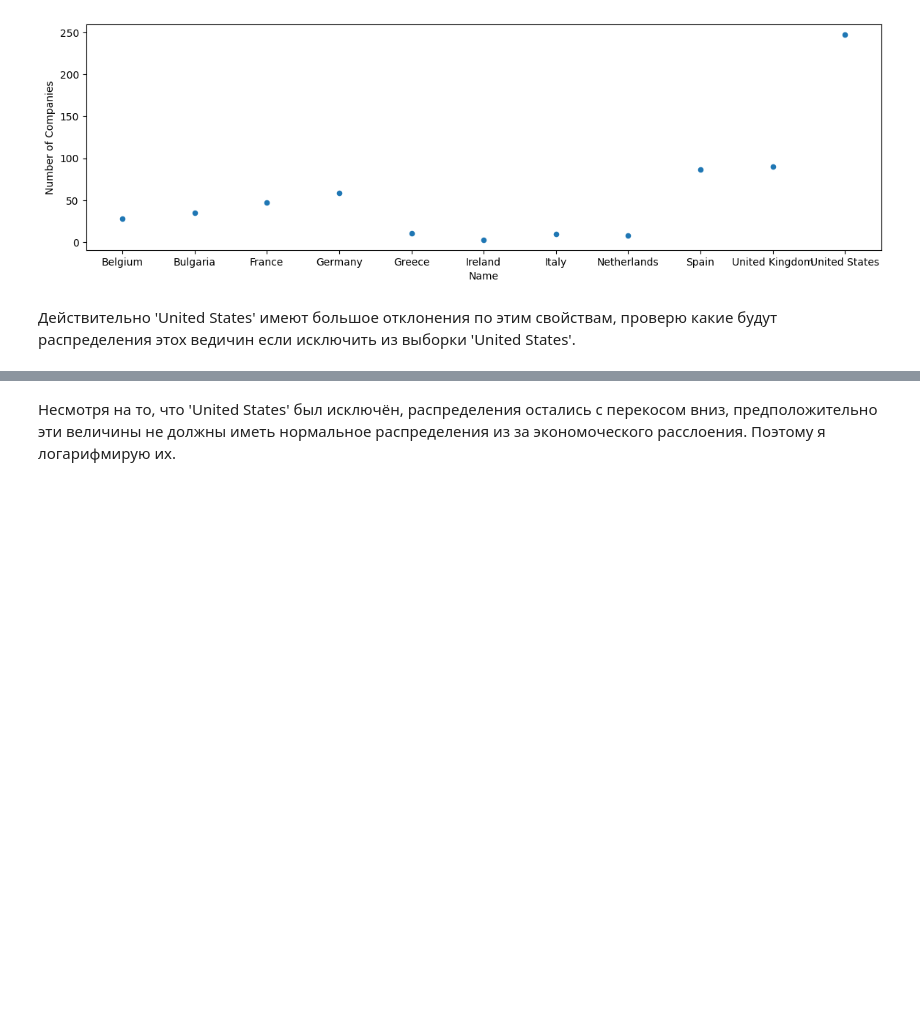
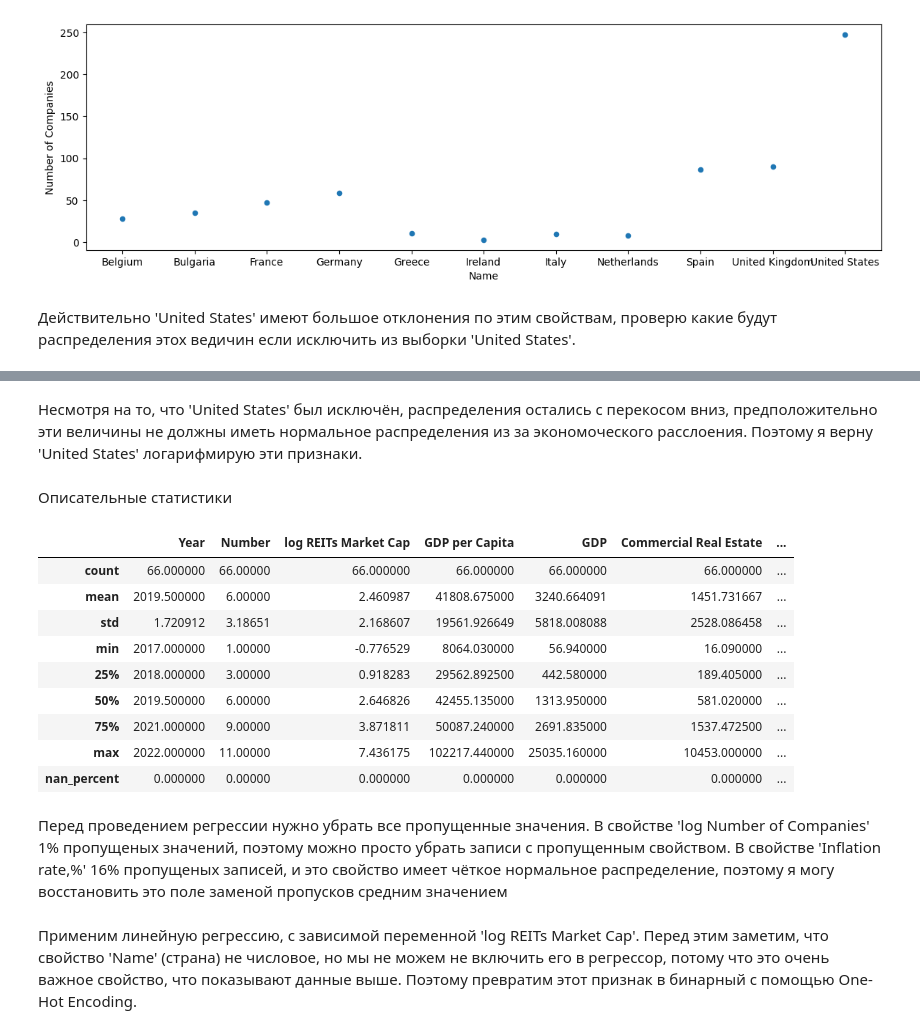
Before and after one commit to vovanshil95/financial-data-analysis, a Jupyter notebook: main.ipynb, the cells around one changed output, grey strips where cells are left out. Saved outputs shown, nothing was run; the diff lists cells and outputs as text; code cells hidden in the pictures; blank space fills up the shorter version.

```diff
--- a/main.ipynb
+++ b/main.ipynb
@@ -102,8 +99,31 @@ for col in ['REITs Market Cap', 'Number of Companies']:
 [interactive output not drawn]
 # %% [markdown]
 Несмотря на то, что 'United States' был исключён, распределения остались с перекосом вниз, предположительно эти величины не должны иметь нормальное распределения из за экономоческого расслоения.
-Поэтому я логарифмирую их.
+Поэтому я верну 'United States' логарифмирую эти признаки.
 # %%
 df[['REITs Market Cap', 'Number of Companies']] = np.log(df[['REITs Market Cap', 'Number of Companies']])
 df = df.rename(columns={'REITs Market Cap': 'log REITs Market Cap',
                         'Number of Companies': 'log Number of Companies'})
+# %% [markdown]
+Описательные статистики
+# %%
+nan_percent = df.isnull().sum() / df.count().max()
+nan_percent_df = pd.DataFrame(nan_percent).transpose()
+nan_percent_df.rename(index={0:'nan_percent'}, inplace=True)
+nan_percent_df
+pd.concat([df.describe(), nan_percent_df])
+# %% [output]
+|  | Year | Number | log REITs Market Cap | GDP per Capita | GDP | Commercial Real Estate | ... |
+| count | 66.000000 | 66.00000 | 66.000000 | 66.000000 | 66.000000 | 66.000000 | ... |
+| mean | 2019.500000 | 6.00000 | 2.460987 | 41808.675000 | 3240.664091 | 1451.731667 | ... |
+| std | 1.720912 | 3.18651 | 2.168607 | 19561.926649 | 5818.008088 | 2528.086458 | ... |
+| min | 2017.000000 | 1.00000 | -0.776529 | 8064.030000 | 56.940000 | 16.090000 | ... |
+| 25% | 2018.000000 | 3.00000 | 0.918283 | 29562.892500 | 442.580000 | 189.405000 | ... |
+| 50% | 2019.500000 | 6.00000 | 2.646826 | 42455.135000 | 1313.950000 | 581.020000 | ... |
+| 75% | 2021.000000 | 9.00000 | 3.871811 | 50087.240000 | 2691.835000 | 1537.472500 | ... |
+| max | 2022.000000 | 11.00000 | 7.436175 | 102217.440000 | 25035.160000 | 10453.000000 | ... |
+| nan_percent | 0.000000 | 0.00000 | 0.000000 | 0.000000 | 0.000000 | 0.000000 | ... |
+# %% [markdown]
+Перед проведением регрессии нужно убрать все пропущенные значения.
+В свойстве 'log Number of Companies' 1% пропущеных значений, поэтому можно просто убрать записи с пропущенным свойством.
+В свойстве 'Inflation rate,%' 16% пропущеных записей, и это свойство имеет чёткое нормальное распределение, поэтому я могу восстановить это поле заменой пропусков средним значением
@@ -109,0 +133,4 @@ df = df.rename(columns={'REITs Market Cap': 'log REITs Market Cap',
+# %% [markdown]
+Применим линейную регрессию, с зависимой переменной 'log REITs Market Cap'.
+Перед этим заметим, что свойство 'Name' (страна) не числовое, но мы не можем не включить его в регрессор, потому что это очень важное свойство, что показывают данные выше.
+Поэтому превратим этот признак в бинарный c помощью One-Hot Encoding.
```
Also changed, not shown: parts of 35 cells of this notebook.
